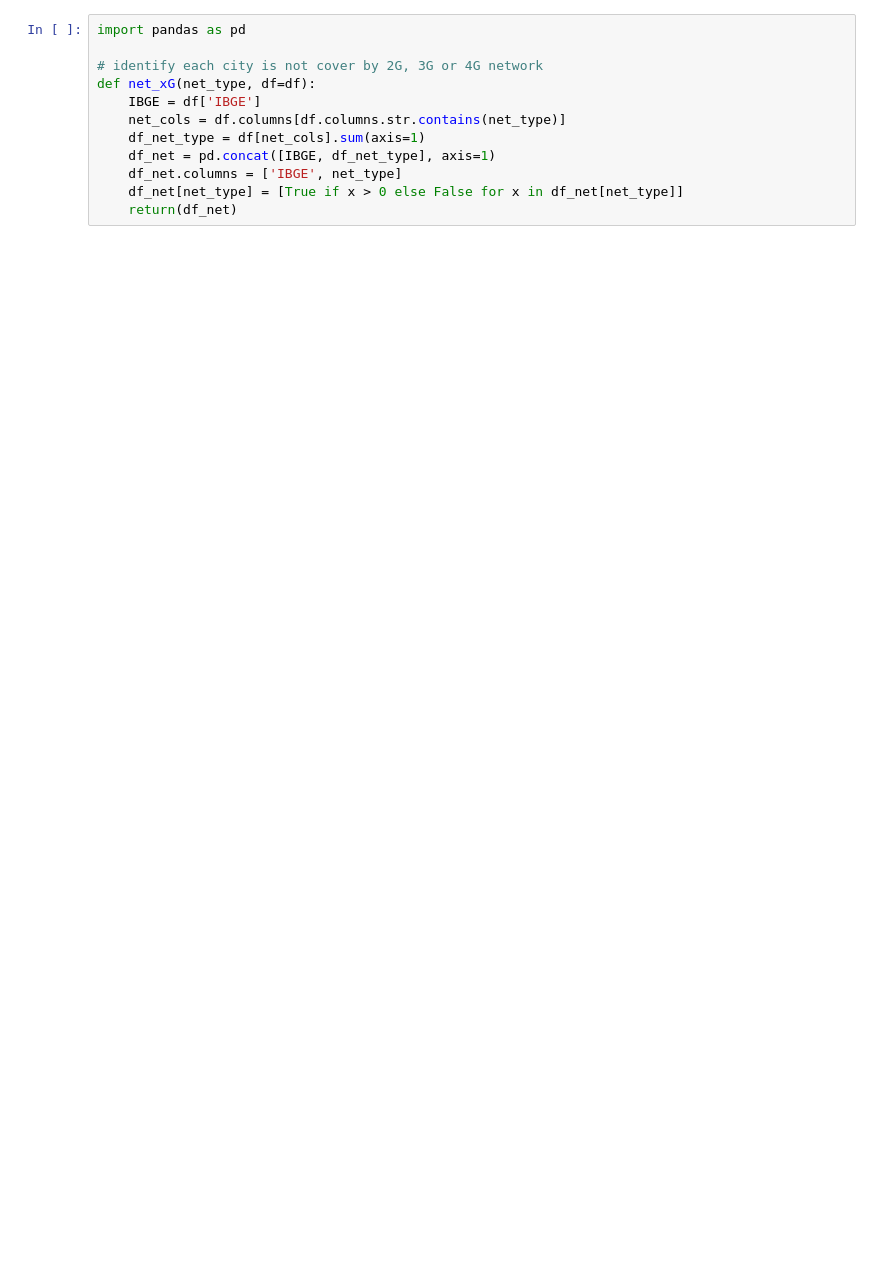
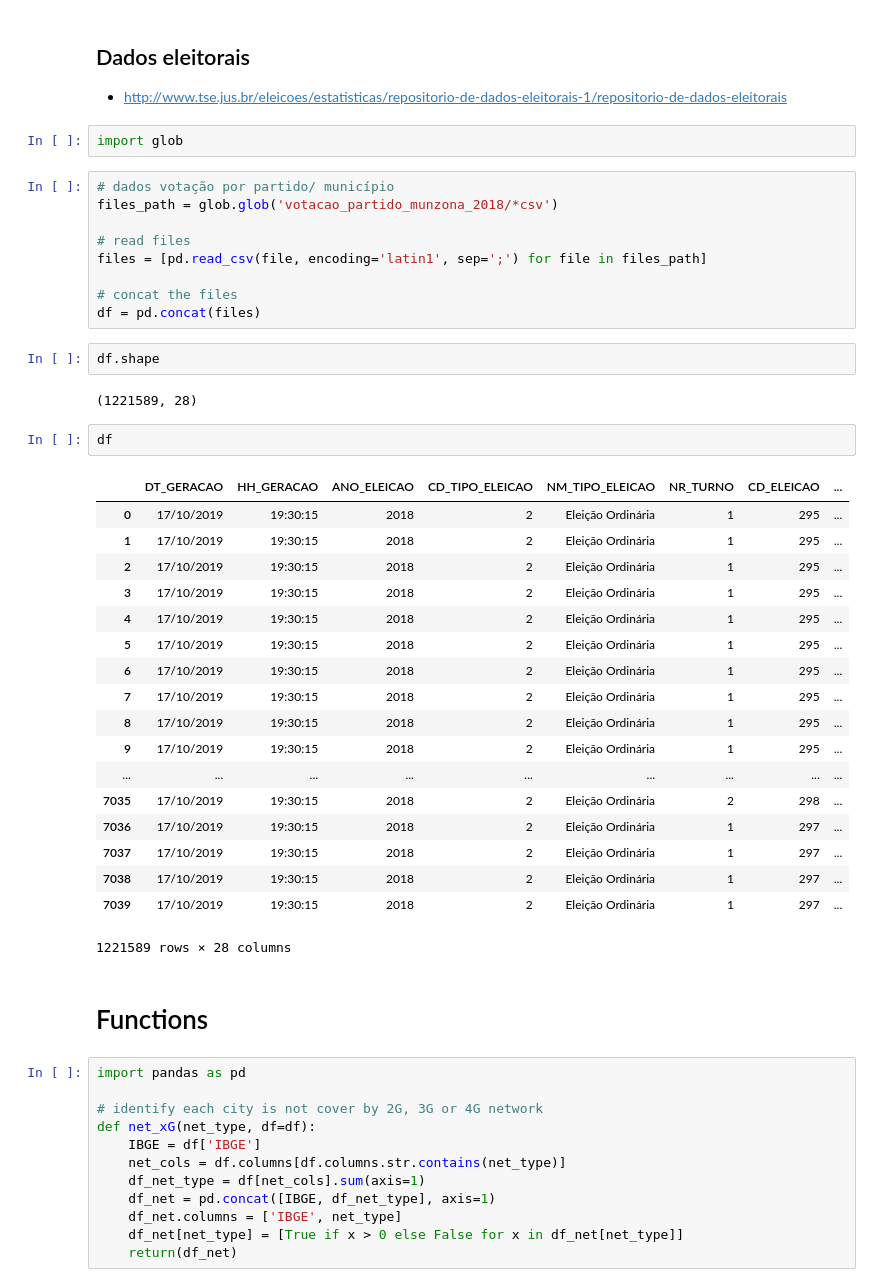
Before and after one commit to lclarete/bozoinsights, a Jupyter notebook: telefonia_municipio.ipynb, the cells around one changed output. Saved outputs shown, nothing was run; the diff lists cells and outputs as text; blank space fills up the shorter version.

```diff
--- a/telefonia_municipio.ipynb
+++ b/telefonia_municipio.ipynb
@@ -74,4 +57,46 @@ df = df.drop('index', axis=1)
 df = df.replace('NÃO', False).replace('SIM', True)
+# %% [markdown]
+## Dados eleitorais
+
+* http://www.tse.jus.br/eleicoes/estatisticas/repositorio-de-dados-eleitorais-1/repositorio-de-dados-eleitorais
+# %%
+import glob
+# %%
+# dados votação por partido/ município
+files_path = glob.glob('votacao_partido_munzona_2018/*csv')
+
+# read files
+files = [pd.read_csv(file, encoding='latin1', sep=';') for file in files_path]
+
+# concat the files
+df = pd.concat(files)
+# %%
+df.shape
+# %% [output]
+(1221589, 28)
+# %%
+df
+# %% [output]
+|  | DT_GERACAO | HH_GERACAO | ANO_ELEICAO | CD_TIPO_ELEICAO | NM_TIPO_ELEICAO | NR_TURNO | CD_ELEICAO | ... |
+| 0 | 17/10/2019 | 19:30:15 | 2018 | 2 | Eleição Ordinária | 1 | 295 | ... |
+| 1 | 17/10/2019 | 19:30:15 | 2018 | 2 | Eleição Ordinária | 1 | 295 | ... |
+| 2 | 17/10/2019 | 19:30:15 | 2018 | 2 | Eleição Ordinária | 1 | 295 | ... |
+| 3 | 17/10/2019 | 19:30:15 | 2018 | 2 | Eleição Ordinária | 1 | 295 | ... |
+| 4 | 17/10/2019 | 19:30:15 | 2018 | 2 | Eleição Ordinária | 1 | 295 | ... |
+| 5 | 17/10/2019 | 19:30:15 | 2018 | 2 | Eleição Ordinária | 1 | 295 | ... |
+| 6 | 17/10/2019 | 19:30:15 | 2018 | 2 | Eleição Ordinária | 1 | 295 | ... |
+| 7 | 17/10/2019 | 19:30:15 | 2018 | 2 | Eleição Ordinária | 1 | 295 | ... |
+| 8 | 17/10/2019 | 19:30:15 | 2018 | 2 | Eleição Ordinária | 1 | 295 | ... |
+| 9 | 17/10/2019 | 19:30:15 | 2018 | 2 | Eleição Ordinária | 1 | 295 | ... |
+| ... | ... | ... | ... | ... | ... | ... | ... | ... |
+| 7035 | 17/10/2019 | 19:30:15 | 2018 | 2 | Eleição Ordinária | 2 | 298 | ... |
+| 7036 | 17/10/2019 | 19:30:15 | 2018 | 2 | Eleição Ordinária | 1 | 297 | ... |
+| 7037 | 17/10/2019 | 19:30:15 | 2018 | 2 | Eleição Ordinária | 1 | 297 | ... |
+| 7038 | 17/10/2019 | 19:30:15 | 2018 | 2 | Eleição Ordinária | 1 | 297 | ... |
+| 7039 | 17/10/2019 | 19:30:15 | 2018 | 2 | Eleição Ordinária | 1 | 297 | ... |
+1221589 rows × 28 columns
+# %% [markdown]
+# Functions
 # %%
 import pandas as pd
 
```
Also changed, not shown: parts of 11 cells of this notebook, 1 other file.
